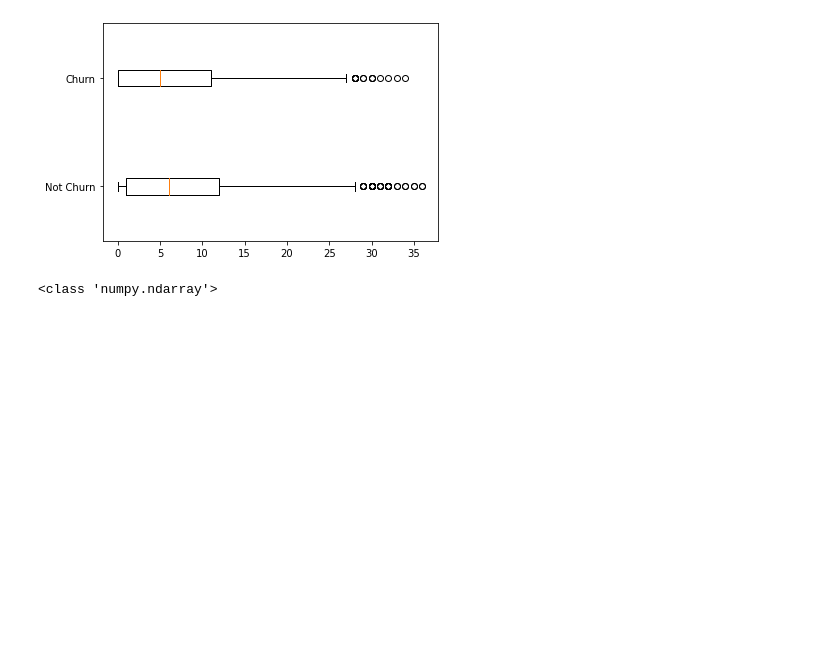
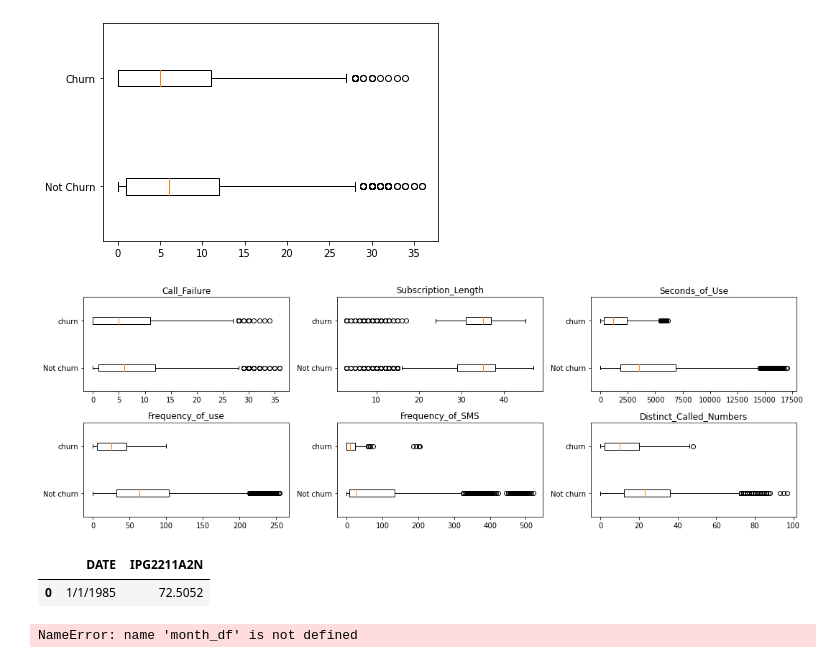
Before and after one commit to yangoos57/dataStudy, a Jupyter notebook: ML/Hands_On_Data_preprocessing_in_python/Part3/ch10.ipynb, the cells around one changed output. Saved outputs shown, nothing was run; the diff lists cells and outputs as text; code cells hidden in the pictures; blank space fills up the shorter version.

```diff
--- a/ML/Hands_On_Data_preprocessing_in_python/Part3/ch10.ipynb
+++ b/ML/Hands_On_Data_preprocessing_in_python/Part3/ch10.ipynb
@@ -180,10 +184,41 @@ plt.yticks([1,2],['Not Churn','Churn'])
 plt.show()
 # %% [output]
 [figure]
-# %%
-BM = customer_df.Churn == 1
-# box_sr[1] = customer_df[BM].Call_Failure.values
-
-print(type(customer_df[BM].Call_Failure.values))
-# %% [output]
-<class 'numpy.ndarray'>
+# %%
+select_columns=['Call_Failure', 'Subscription_Length', 'Seconds_of_Use',
+       'Frequency_of_use', 'Frequency_of_SMS', 'Distinct_Called_Numbers',]
+
+churn_possibilities = customer_df.Churn.unique()
+
+plt.figure(figsize=(15,5))
+
+
+for i,sc in enumerate(select_columns) :
+    ### 특정 column에 대해서 churn 1 or 0을 구분하는 Series를 만드는 함수임.
+    for poss in churn_possibilities :
+        BM = customer_df.Churn == poss
+        box_sr[poss] = customer_df[BM][sc].values
+
+    ### plot 그리기
+    plt.subplot(2,3,i+1)
+    plt.boxplot(box_sr,vert=False)
+    plt.yticks([1,2],['Not churn', 'churn'])
+    plt.title(sc)
+
+plt.tight_layout()
+plt.show()
+# %% [output]
+[figure, added]
+# %%
+month_df = pd.read_csv('data/ch10/Electric_Production.csv')
+month_df.head(1)
+# %% [output]
+|  | DATE | IPG2211A2N |
+| 0 | 1/1/1985 | 72.5052 |
+# %%
+month_df.columns = ['date','ipg']
+month_df.date = pd.to_datetime(month_df.date, format="%m/%d/%Y")
+
+month_df.index= month_df.date
+# %% [output]
+NameError: name 'month_df' is not defined
```
Also changed, not shown: parts of 33 cells of this notebook.
